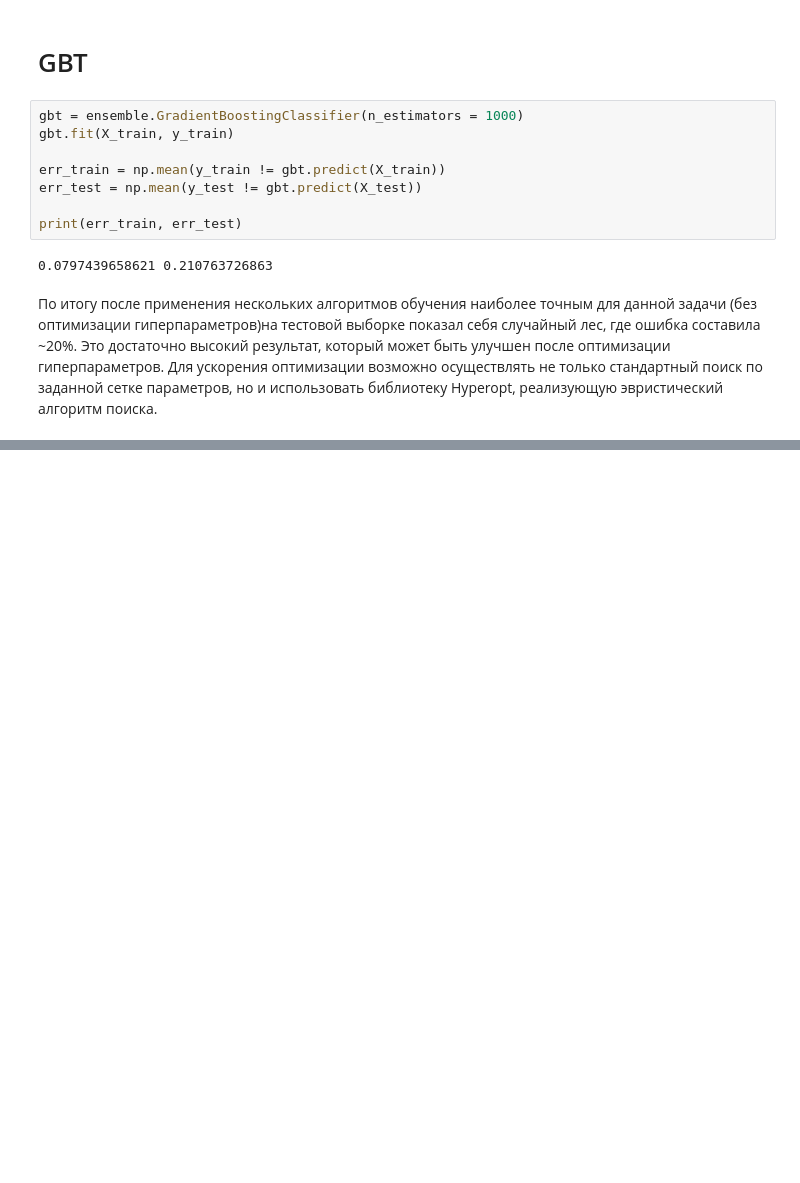
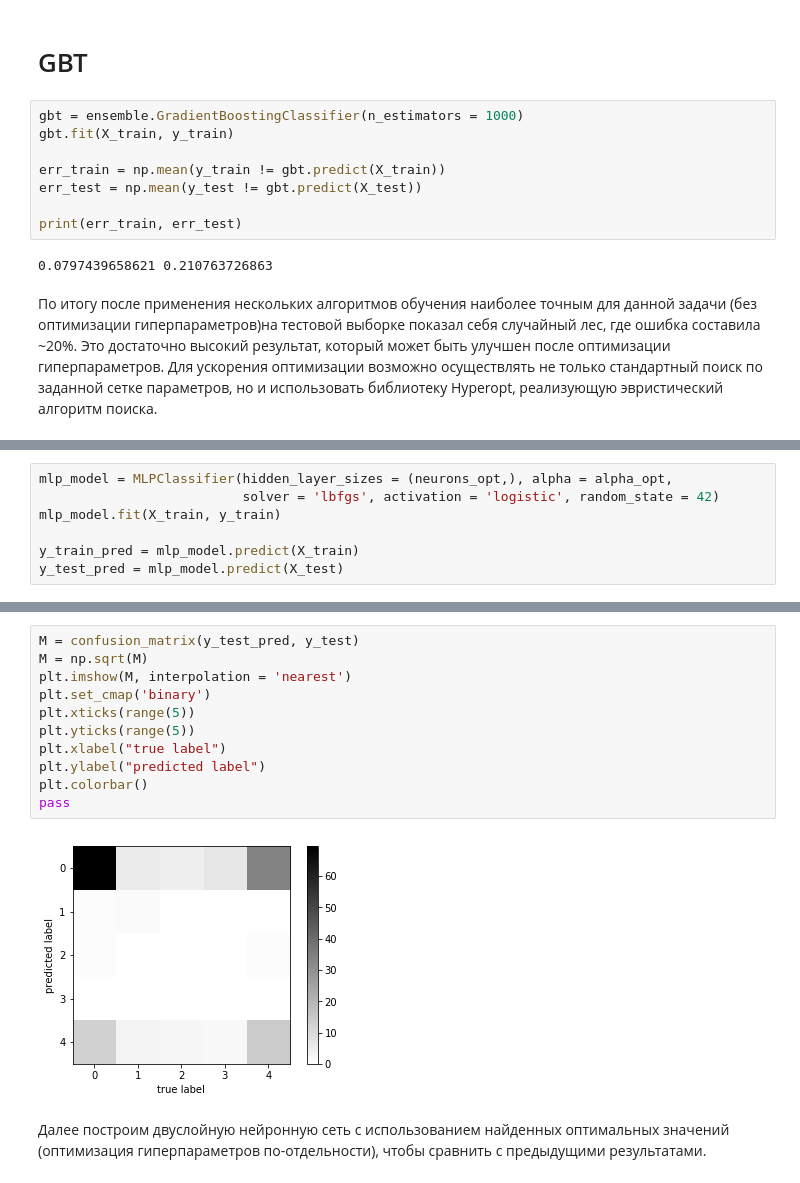
Before and after one commit to JuliaElizarova/ML_HSE, a Jupyter notebook: ML_hse_new.ipynb, the cells around one changed output, grey strips where cells are left out. Saved outputs shown, nothing was run; the diff lists cells and outputs as text; blank space fills up the shorter version.

```diff
--- a/ML_hse_new.ipynb
+++ b/ML_hse_new.ipynb
@@ -846,0 +997,7 @@ print(err_train, err_test)
+# %%
+mlp_model = MLPClassifier(hidden_layer_sizes = (neurons_opt,), alpha = alpha_opt,
+                          solver = 'lbfgs', activation = 'logistic', random_state = 42)
+mlp_model.fit(X_train, y_train)
+
+y_train_pred = mlp_model.predict(X_train)
+y_test_pred = mlp_model.predict(X_test)
@@ -846,0 +1008,15 @@ print(err_train, err_test)
+# %%
+M = confusion_matrix(y_test_pred, y_test)
+M = np.sqrt(M)
+plt.imshow(M, interpolation = 'nearest')
+plt.set_cmap('binary')
+plt.xticks(range(5))
+plt.yticks(range(5))
+plt.xlabel("true label")
+plt.ylabel("predicted label")
+plt.colorbar()
+pass
+# %% [output]
+[figure, added]
+# %% [markdown]
+Далее построим двуслойную нейронную сеть с использованием найденных оптимальных значений (оптимизация гиперпараметров по-отдельности), чтобы сравнить с предыдущими результатами.
```
Also changed, not shown: parts of 41 cells of this notebook.
